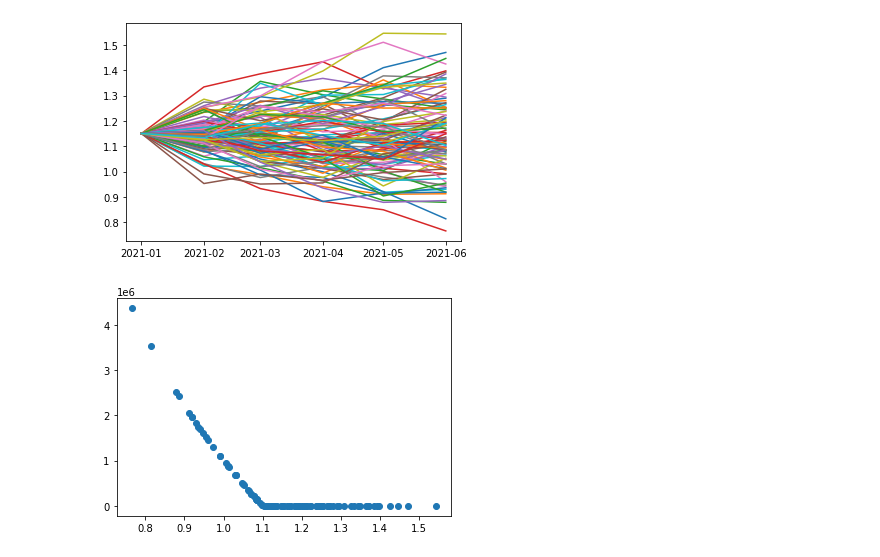
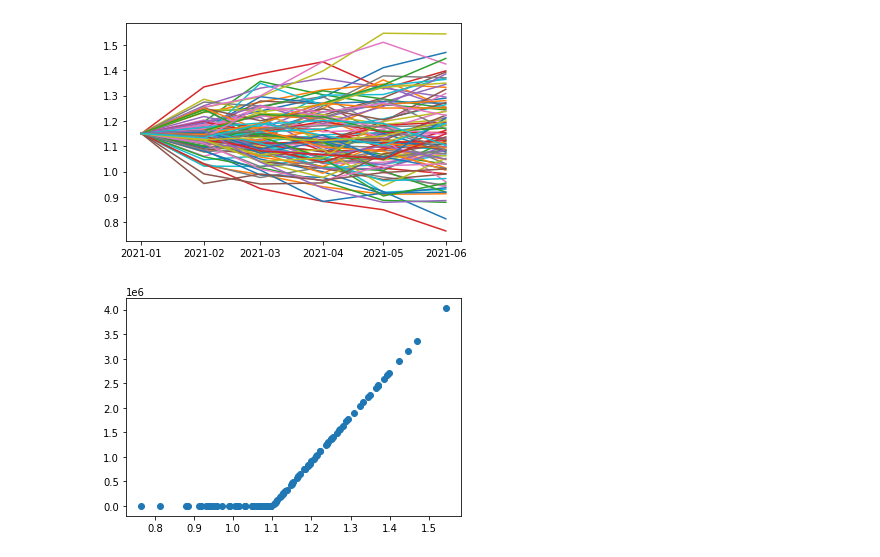
Before and after one commit to luphord/monte-carlo-contracts, a Jupyter notebook: examples/FX Options.ipynb, the cells around one changed output. Drawn from its saved outputs; the diff is of its cells as text; code cells hidden in the pictures.

```diff
--- a/examples/FX Options.ipynb
+++ b/examples/FX Options.ipynb
@@ -13,13 +13,13 @@ class FxCall(ResolvableContract):
     counter_currency: str
 
     def resolve(self) -> Contract:
-        fw = And(Scale(KonstFloat(self.strike), One(self.counter_currency)), Give(One(self.base_currency)))
+        fw = And(Scale(KonstFloat(self.strike), One(self.base_currency)), Give(One(self.counter_currency)))
         opt = EuropeanOption(self.maturity, fw)
         return Scale(KonstFloat(self.notional), opt.resolve())
 # %%
 maturity = np.datetime64("2021-06-01")
-notional = 10000000
-strike = 1.10
+notional = 10_000_000
+strike = 1 / 1.10
 base_currency = "EUR"
 counter_currency = "USD"
 # %%
@@ -52,8 +52,8 @@ x.shape
 model = Model(dategrid, {("EUR", "USD"): x}, {}, np.ones(x.shape), "EUR")
 # %%
 indexedcf = fxcall.generate_cashflows(model.eval_date_index, model)
-cf_eur = model.in_numeraire_currency(indexedcf).apply_index()
-netcf_eur = cf_eur.cashflows["value"].sum(axis=1)
-plt.scatter(x[:,-1], netcf_eur);
+cf_usd = model.in_currency(indexedcf, "USD").apply_index()
+netcf_usd = cf_usd.cashflows["value"].sum(axis=1)
+plt.scatter(x[:,-1], netcf_usd);
 # %% [output]
-[figure, old version]
+[figure, new version]
```
Also changed, not shown: parts of 1 cell of this notebook.
